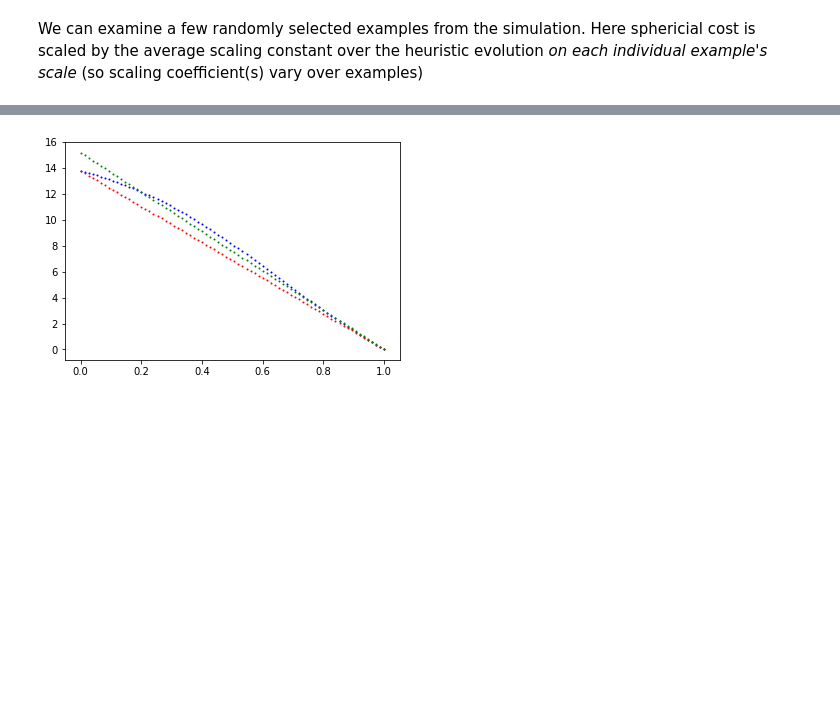
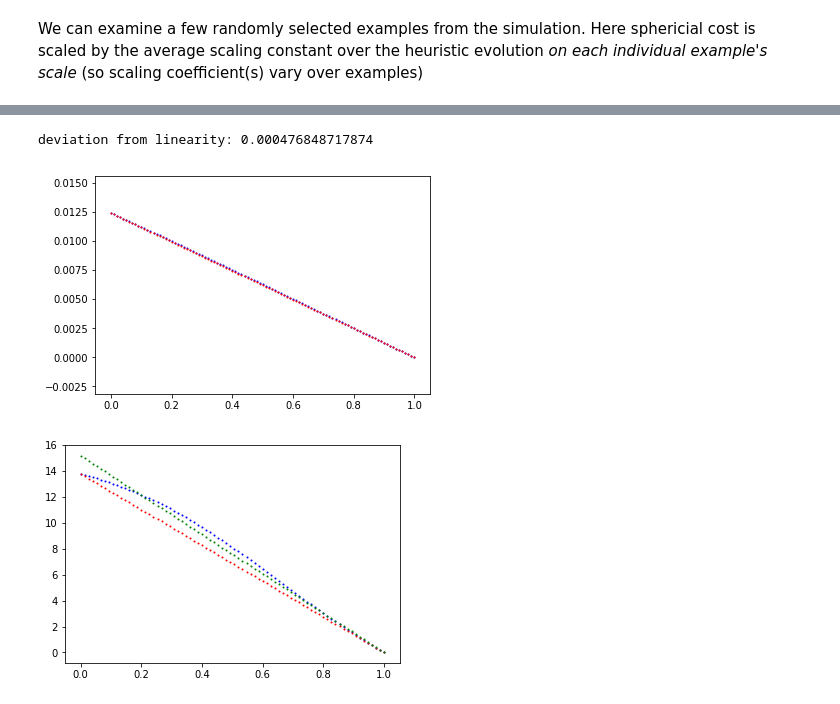
Before and after one commit to Kodyak/spherical_embedding_heuristic, a Jupyter notebook: spherical embedding search heuristic.ipynb, the cells around one changed output, grey strips where cells are left out. Drawn from its saved outputs; the diff is of its cells as text; code cells hidden in the pictures; blank space fills up the shorter version.

```diff
--- a/spherical embedding search heuristic.ipynb
+++ b/spherical embedding search heuristic.ipynb
@@ -276 +293,21 @@ for item in selected_data[0:budget]:
+# %%
+# homework example
+
+s = np.array([0,4,2,1,3,5,6,8,7])
+
+alpha = 100
+cost_sphere, cost_euclid = evolv_cost(s,g, scale=alpha)
+
+t = np.array(list(range(alpha+1)))/alpha
+
+plt.scatter(t, cost_sphere, s=1, color='blue')
+lin_comparison = np.linspace(cost_sphere[0], cost_sphere[alpha], alpha+1)
+plt.scatter(t, lin_comparison, s=1, color='red')
+
+print("deviation from linearity:", euc_dist(lin_comparison, cost_sphere)[0] )
+
+plt.show()
+# %% [output]
+deviation from linearity: 0.000476848717874
+[figure, added]
 # %%
```
Also changed, not shown: parts of 28 cells of this notebook.
